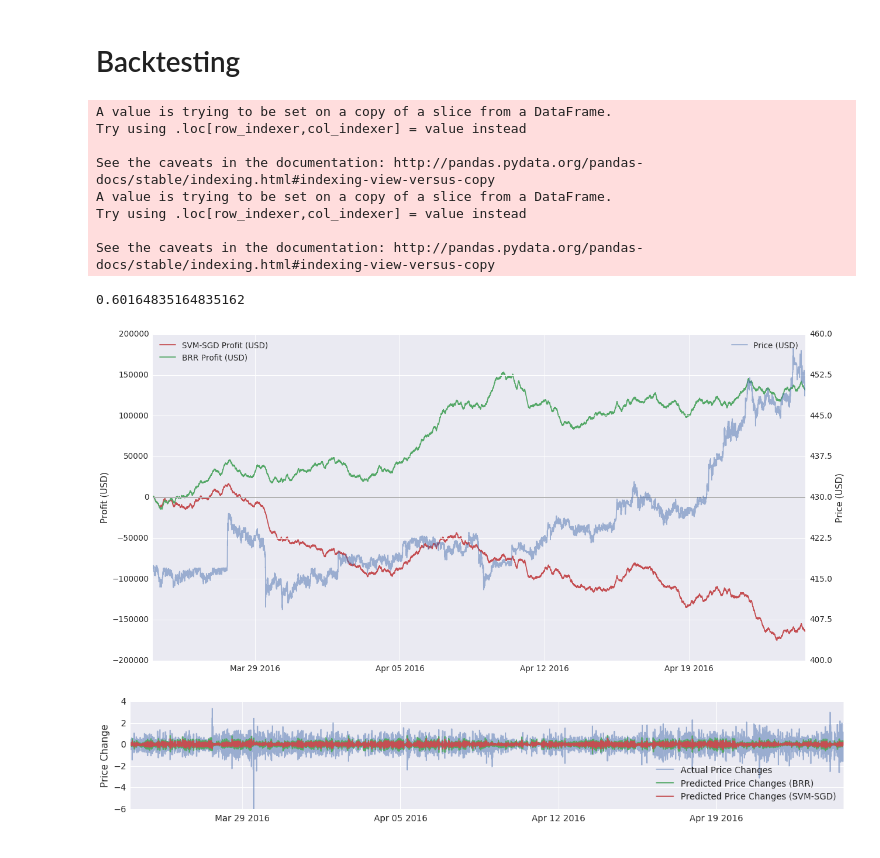
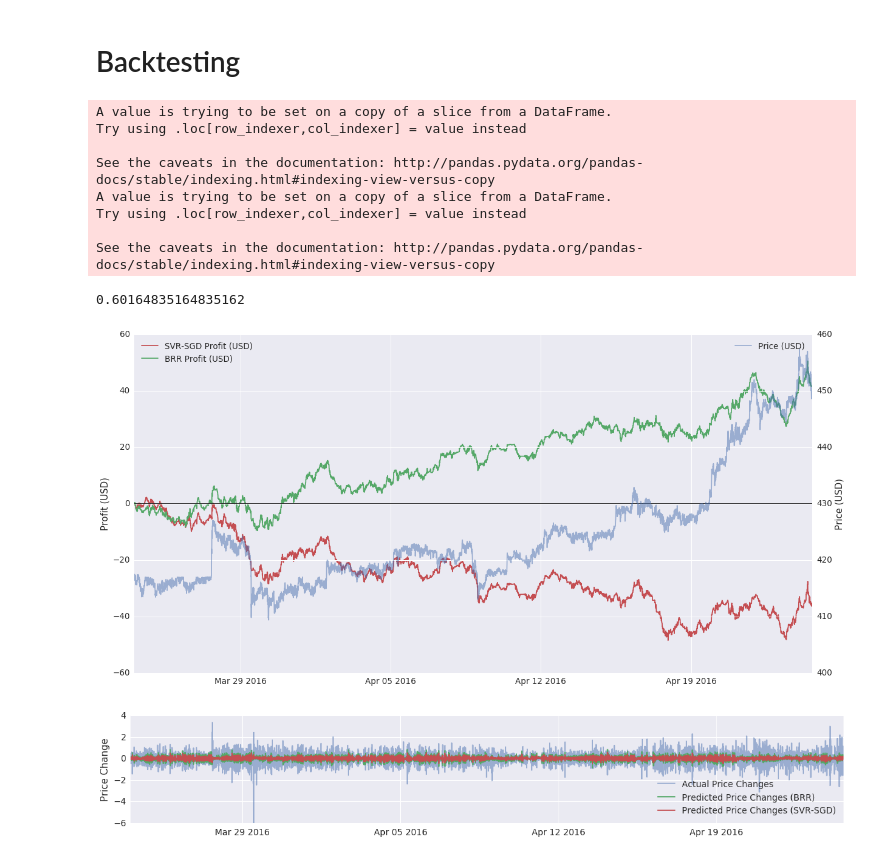
Before and after one commit to Lucsanszky/btc-price-prediction, a Jupyter notebook: data-analysis/support-vector-regression-trades.ipynb, the cells around one changed output. Saved outputs shown, nothing was run; the diff lists cells and outputs as text; code cells hidden in the pictures.

```diff
--- a/data-analysis/support-vector-regression-trades.ipynb
+++ b/data-analysis/support-vector-regression-trades.ipynb
@@ -543,7 +543,7 @@ coins_sgd = 0
 coins_brr = 0
 pred_brr = []
 results_brr = [0]
-balance_brr = 0
+balance_brr = 5000
 
 
 sgd.fit(X_train, y_train)
@@ -553,23 +553,29 @@ for i in range(len(X_test) - 1):
     x = X_test.ix[i]
     y = y_test.ix[i]
     prev_sign = np.sign(y_test.ix[i-1])
+    change = y_test.ix[i]
     sign_sgd = np.sign(sgd.predict(x.reshape(1,-1)))
     sign_brr = np.sign(brr.predict(x.reshape(1,-1)))
     curr_price = prices[i]
 
     if (sign_sgd == 1 and  prev_sign == -1 and coins_sgd <= 0):
-        balance_sgd = - curr_price
+        balance_sgd = y
         coins_sgd = coins_sgd + 1
-    if (sign_sgd == -1 and  prev_sign == 1 and coins_sgd >= 0):
+    elif (sign_sgd == -1 and  prev_sign == 1 and coins_sgd >= 0):
         coins_sgd = coins_sgd - 1
-        balance_sgd = curr_price
+        balance_sgd = y
+    else:
+        balance_sgd = 0
 
     if (sign_brr == 1 and  prev_sign == -1 and coins_brr <= 0):
-        balance_brr = - curr_price
+        balance_brr = y
         coins_brr = coins_brr + 1
-    if (sign_brr == -1 and  prev_sign == 1 and coins_brr >= 0):
+    elif (sign_brr == -1 and  prev_sign == 1 and coins_brr >= 0):
         coins_brr = coins_brr - 1
-        balance_brr = curr_price
+        balance_brr = y
+    else:
+        balance_brr = 0
+
 
     results_sgd.append(balance_sgd)
     results_brr.append(balance_brr)
@@ -581,40 +587,40 @@ for i in range(len(X_test) - 1):
 fig = plt.figure(figsize = (20,10))
 ax1 = fig.add_subplot(111)
 ax1.plot(y_test.index, np.cumsum(results_sgd),
-         label = 'SVM-SGD Profit (USD)', color = 'r')
+         label = 'SVR-SGD Profit (USD)', color = 'r')
 ax1.plot(y_test.index, np.cumsum(results_brr),
          label = 'BRR Profit (USD)', color = 'g')
 ax1.axhline(color='k')
 plt.ylabel('Profit (USD)')
 ax2 = ax1.twinx()
 ax2.plot(y_test.index,
          prices[test_dates[0]:test_dates[-1]],
          color = 'b', label = 'Price (USD)', alpha = 0.5)
 plt.ylabel('Price (USD)')
 ax2.set_yticks(np.linspace(ax2.get_yticks()[0],
                            ax2.get_yticks()[-1],
                            len(ax1.get_yticks())))
 
 ax1.legend(loc = 2)
 ax2.legend()
 
 fig = plt.figure(figsize = (20, 3))
 plt.plot(y_test.index[:-1], y_test[:-1], label = 'Actual Price Changes', alpha = 0.5)
 plt.plot(y_test.index[:-1], pred_brr, label = 'Predicted Price Changes (BRR)')
-plt.plot(y_test.index[:-1], pred_sgd, label = 'Predicted Price Changes (SVM-SGD)')
+plt.plot(y_test.index[:-1], pred_sgd, label = 'Predicted Price Changes (SVR-SGD)')
 plt.ylabel('Price Change')
 plt.legend(loc = 4)
 
 accuracy(y_test, pred)
 # %% [output]
 A value is trying to be set on a copy of a slice from a DataFrame.
 Try using .loc[row_indexer,col_indexer] = value instead
 
 See the caveats in the documentation: http://pandas.pydata.org/pandas-docs/stable/indexing.html#indexing-view-versus-copy
 A value is trying to be set on a copy of a slice from a DataFrame.
 Try using .loc[row_indexer,col_indexer] = value instead
 
 See the caveats in the documentation: http://pandas.pydata.org/pandas-docs/stable/indexing.html#indexing-view-versus-copy
 0.60164835164835162
-[figure, old version]
+[figure, new version]
 [figure]
```
Also changed, not shown: 1 other file.
